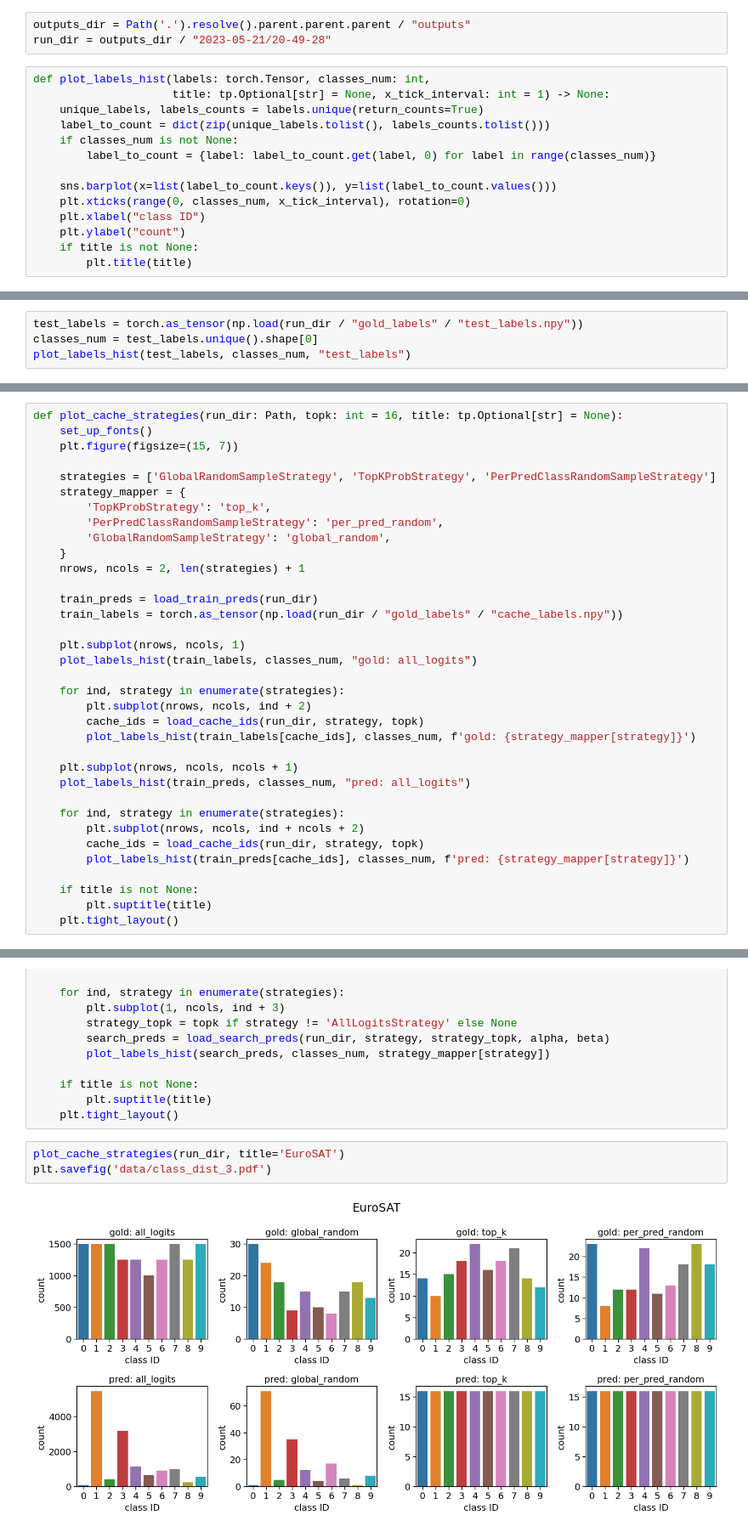
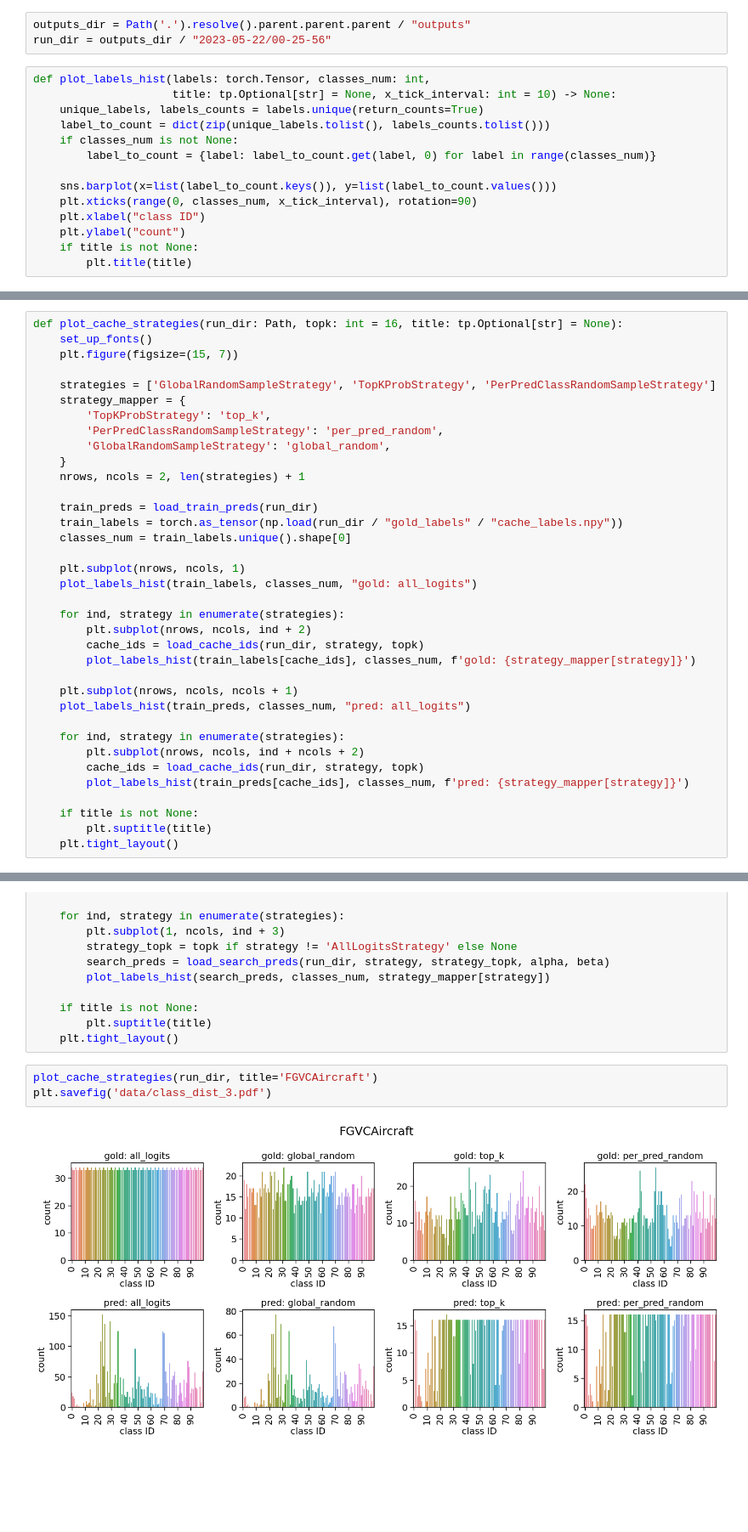
Before and after one commit to myrachins/summer-clip, a Jupyter notebook: summer_clip/clip_searcher/runs_analysis/class_distribution.ipynb, the cells around one changed output, grey strips where cells are left out. Shown at 85% size. Drawn from its saved outputs; the diff is of its cells as text; blank space fills up the shorter version.

```diff
--- a/summer_clip/clip_searcher/runs_analysis/class_distribution.ipynb
+++ b/summer_clip/clip_searcher/runs_analysis/class_distribution.ipynb
@@ -12,17 +12,17 @@ import seaborn as sns
 from omegaconf import OmegaConf
 # %%
 outputs_dir = Path('.').resolve().parent.parent.parent / "outputs"
-run_dir = outputs_dir / "2023-05-21/20-49-28"
+run_dir = outputs_dir / "2023-05-22/00-25-56"
 # %%
 def plot_labels_hist(labels: torch.Tensor, classes_num: int,
-                     title: tp.Optional[str] = None, x_tick_interval: int = 1) -> None:
+                     title: tp.Optional[str] = None, x_tick_interval: int = 10) -> None:
     unique_labels, labels_counts = labels.unique(return_counts=True)
     label_to_count = dict(zip(unique_labels.tolist(), labels_counts.tolist()))
     if classes_num is not None:
         label_to_count = {label: label_to_count.get(label, 0) for label in range(classes_num)}
 
     sns.barplot(x=list(label_to_count.keys()), y=list(label_to_count.values()))
-    plt.xticks(range(0, classes_num, x_tick_interval), rotation=0)
+    plt.xticks(range(0, classes_num, x_tick_interval), rotation=90)
     plt.xlabel("class ID")
     plt.ylabel("count")
     if title is not None:
@@ -39,7 +39,3 @@ def load_train_preds(run_dir: Path) -> torch.Tensor:
     image_outs = torch.load(run_cfg.cache.image_outs_path, map_location='cpu')
     _, image_preds = image_outs.max(dim=1)
     return image_preds
-# %%
-test_labels = torch.as_tensor(np.load(run_dir / "gold_labels" / "test_labels.npy"))
-classes_num = test_labels.unique().shape[0]
-plot_labels_hist(test_labels, classes_num, "test_labels")
@@ -111,6 +105,7 @@ def plot_cache_strategies(run_dir: Path, topk: int = 16, title: tp.Optional[str]
 
     train_preds = load_train_preds(run_dir)
     train_labels = torch.as_tensor(np.load(run_dir / "gold_labels" / "cache_labels.npy"))
+    classes_num = train_labels.unique().shape[0]
 
     plt.subplot(nrows, ncols, 1)
     plot_labels_hist(train_labels, classes_num, "gold: all_logits")
@@ -165,8 +160,8 @@ def plot_test_preds(run_dir: Path, topk: int = 16, alpha: float = 2.0, beta: flo
         plt.suptitle(title)
     plt.tight_layout()
 # %%
-plot_cache_strategies(run_dir, title='EuroSAT')
+plot_cache_strategies(run_dir, title='FGVCAircraft')
 plt.savefig('data/class_dist_3.pdf')
 # %% [output]
-[figure, old version]
+[figure, new version]
 # %%
```
Also changed, not shown: parts of 2 cells of this notebook.
